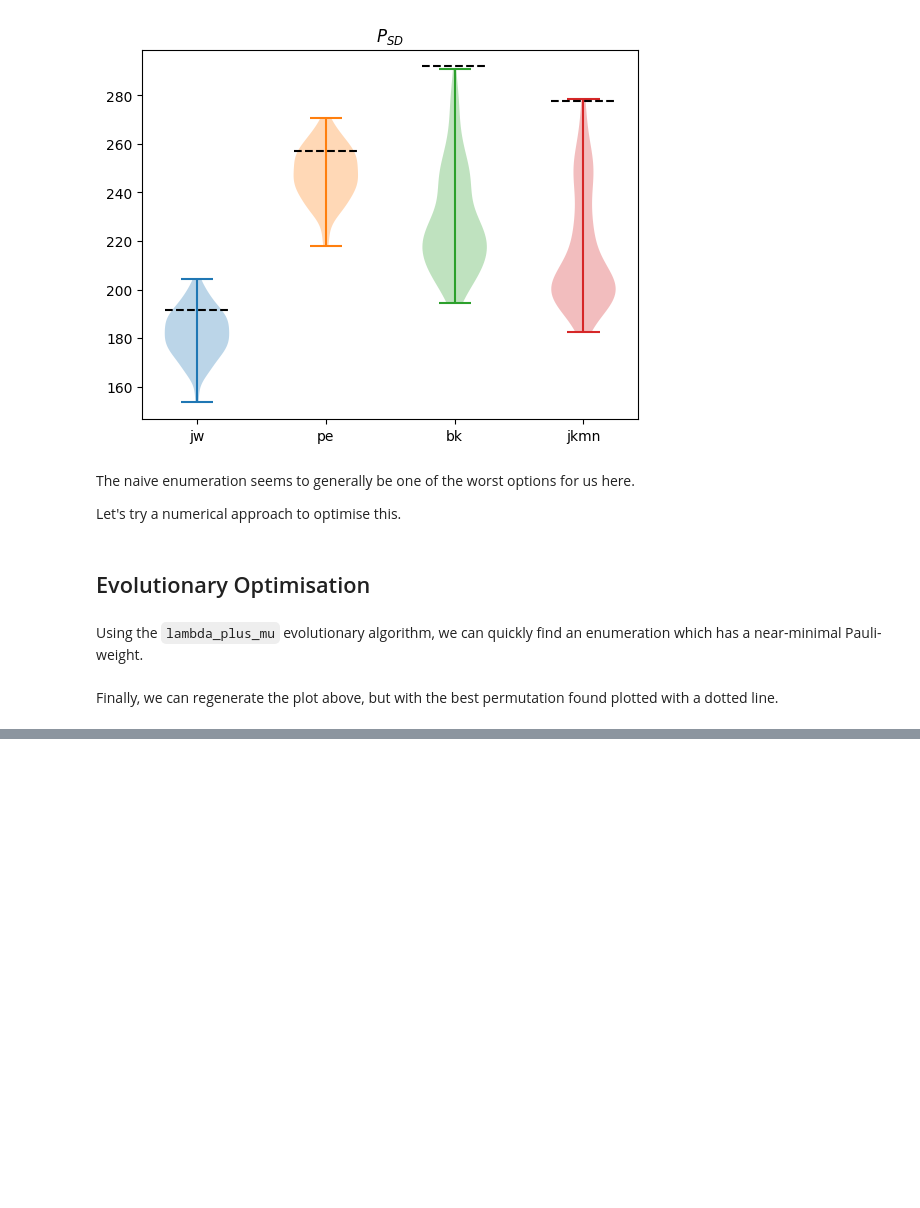
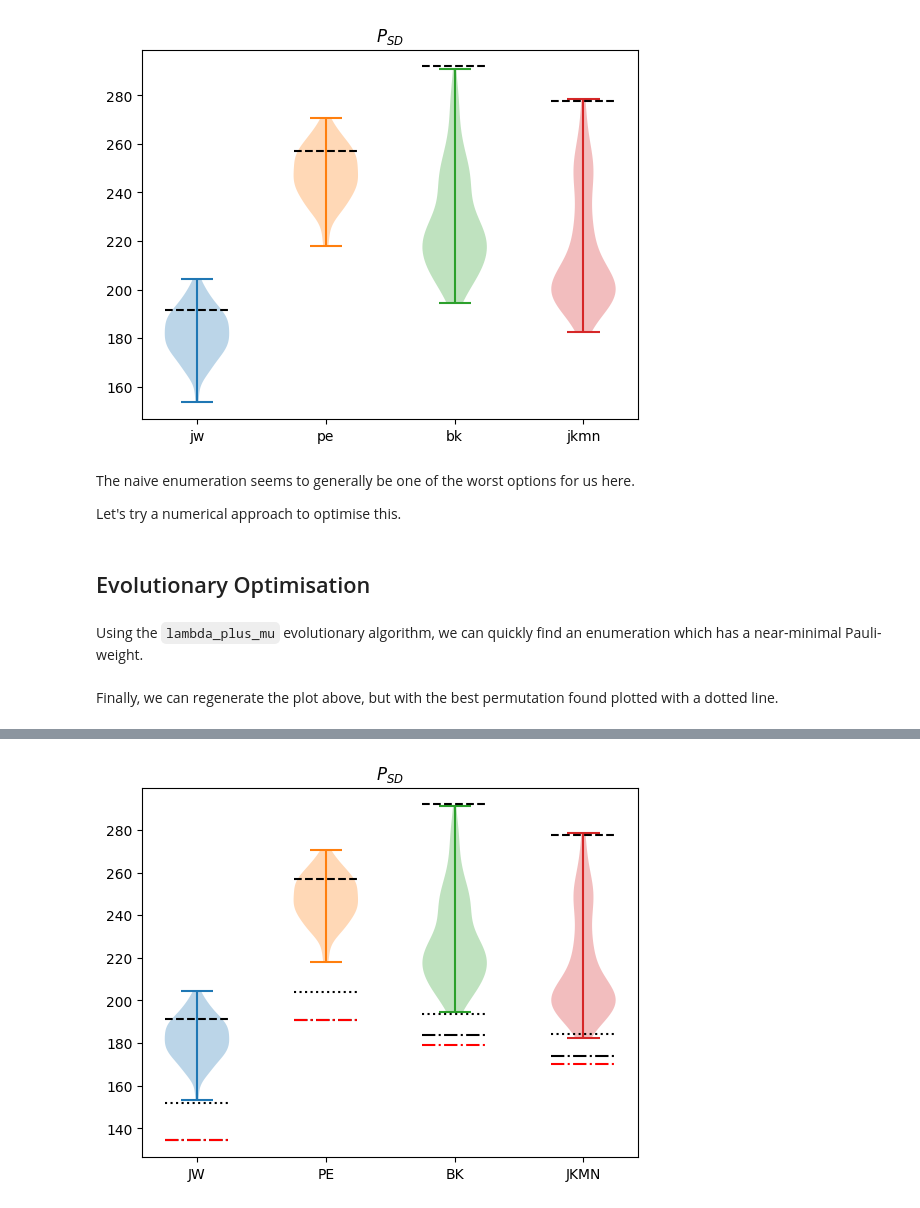
Before and after one commit to UCL-CCS/ferrmion, a Jupyter notebook: docs/source/notebooks/pauli_weight.ipynb, the cells around one changed output, grey strips where cells are left out. Cells and saved outputs as stored; diff of their text form; code cells hidden in the pictures; blank space fills up the shorter version.

```diff
--- a/docs/source/notebooks/pauli_weight.ipynb
+++ b/docs/source/notebooks/pauli_weight.ipynb
@@ -251,0 +258,7 @@ plt.show()
+# %%
+from ferrmion.core import anneal_enumerations
+
+temp = 14
+annealed_best = {}
+for encoding in best.keys():
+    annealed_best[encoding] = anneal_enumerations(templates[encoding], 0, ones, 0.5*twos, temp, np.array([*range(14)],dtype=np.uint))
@@ -251,0 +298,7 @@ plt.show()
+# %%
+from ferrmion.core import anneal_enumerations
+
+temp = 14
+evo_annealed_best = {}
+for encoding in best.keys():
+    evo_annealed_best[encoding] = anneal_enumerations(templates[encoding], 0, ones, 0.5*twos, temp, np.array(best[encoding],dtype=np.uint))
@@ -251,0 +323,21 @@ plt.show()
+# %%
+fig, axs = plt.subplots()
+pos = 0
+for encoding, dist in distributions.items():
+    if encoding == "knto":
+        continue
+    axs.violinplot(dist, [pos])
+    pos+=1
+axs.set_xticks([*range(len(distributions)-1)], labels=["JW", "PE", "BK", "JKMN"])
+for pos, encoding in enumerate(naive):
+    if encoding == "knto":
+        continue
+    axs.hlines(naive[encoding],  pos-0.25, pos+0.25,  linestyles="--", color="black")
+    axs.hlines(mins[encoding],  pos-0.25, pos+0.25,  linestyles=":", color="black")
+    axs.hlines(annealed_best[encoding][0],  pos-0.25, pos+0.25,  linestyles="-.", color="black")
+    axs.hlines(evo_annealed_best[encoding][0],  pos-0.25, pos+0.25,  linestyles="-.", color="red")
+
+plt.title("$P_{SD}$")
+plt.show()
+# %% [output]
+[figure, added]
```
Also changed, not shown: parts of 9 cells of this notebook, 4 other files.
